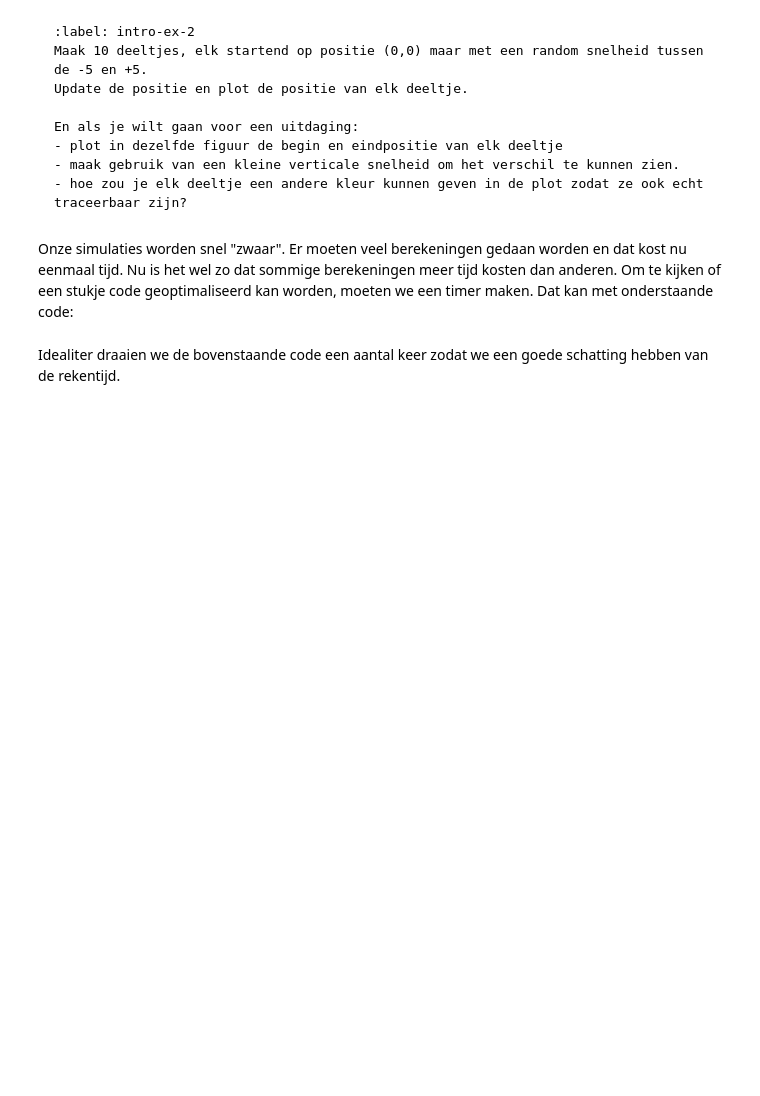
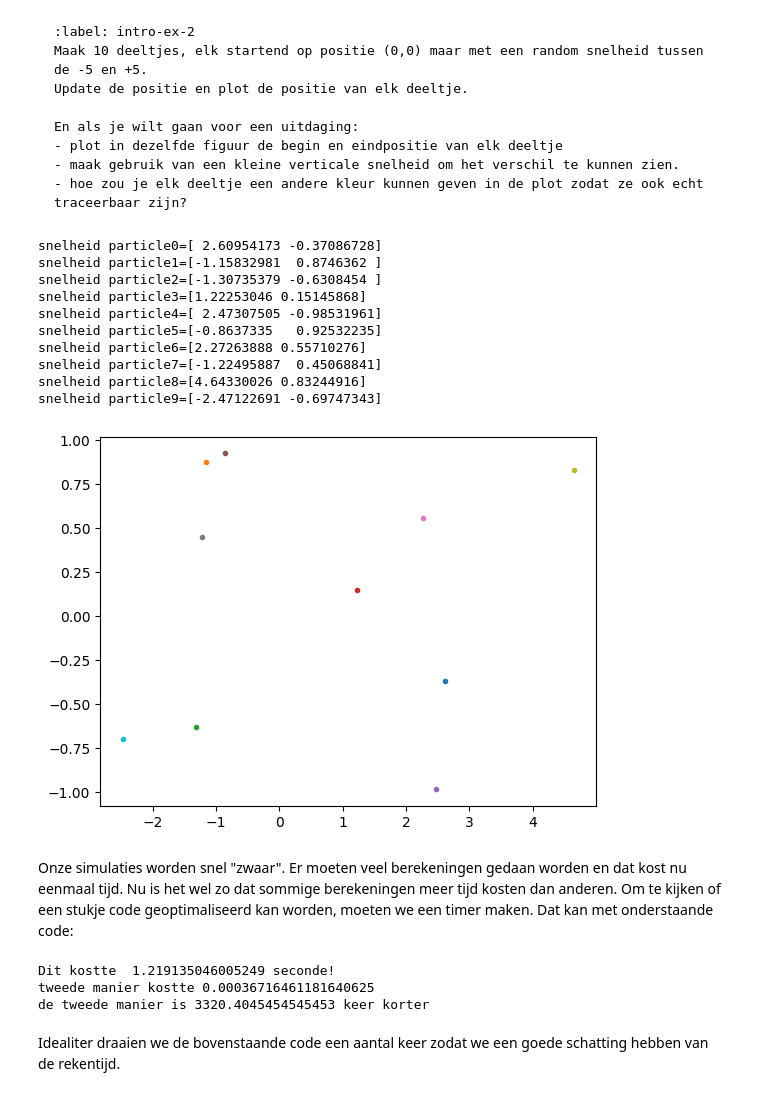
Before and after one commit to kristywrkl/GROEPSNUMMER, a Jupyter notebook: Content/PySim/1_intro_sim.ipynb, the cells around one changed output. Cells and saved outputs as stored; diff of their text form; code cells hidden in the pictures; blank space fills up the shorter version.

````diff
--- a/Content/PySim/1_intro_sim.ipynb
+++ b/Content/PySim/1_intro_sim.ipynb
@@ -128,6 +171,37 @@ En als je wilt gaan voor een uitdaging:
 ```
 # %%
 #your code/answer
+
+particle_array2 = []
+
+for i in range(10):
+    vx = np.random.uniform(-5,5)
+    vy = np.random.uniform(-1,1)
+    V = [vx, vy]
+    particle_array2.append(ParticleClass(m=1.0 ,v=V, r=[0.0, 0.0],R=1.0))
+
+for particle, particle_object in enumerate(particle_array2):
+    print('snelheid particle'+ str(particle)+'=' + str(particle_object.v))
+
+for particle, particle_object in enumerate(particle_array2):
+    particle_object.update_position(1.0)
+
+plt.figure()
+for particle in particle_array2:
+    plt.plot(particle.r[0],particle.r[1],'.')
+plt.show()
+# %% [output]
+snelheid particle0=[ 2.60954173 -0.37086728]
+snelheid particle1=[-1.15832981  0.8746362 ]
+snelheid particle2=[-1.30735379 -0.6308454 ]
+snelheid particle3=[1.22253046 0.15145868]
+snelheid particle4=[ 2.47307505 -0.98531961]
+snelheid particle5=[-0.8637335   0.92532235]
+snelheid particle6=[2.27263888 0.55710276]
+snelheid particle7=[-1.22495887  0.45068841]
+snelheid particle8=[4.64330026 0.83244916]
+snelheid particle9=[-2.47122691 -0.69747343]
+[figure, added]
 # %% [markdown]
 Onze simulaties worden snel "zwaar".
 Er moeten veel berekeningen gedaan worden en dat kost nu eenmaal tijd.
@@ -150,6 +224,21 @@ eind = time.time()
 lengte = eind - start
 
 print("Dit kostte ", lengte, "seconde!")
+
+start1 = time.time()
+
+array1 = np.random.rand(int(1e5))
+eind1 = time.time()
+
+lengte1 = eind1 - start1
+print('tweede manier kostte',lengte1)
+
+verschil = lengte/lengte1
+print('de tweede manier is',verschil,'keer korter')
+# %% [output]
+Dit kostte  1.219135046005249 seconde!
+tweede manier kostte 0.00036716461181640625
+de tweede manier is 3320.4045454545453 keer korter
 # %% [markdown]
 Idealiter draaien we de bovenstaande code een aantal keer zodat we een goede schatting hebben van de rekentijd.
 # %% [markdown]
````
Also changed, not shown: parts of 8 cells of this notebook, 1 other file.
